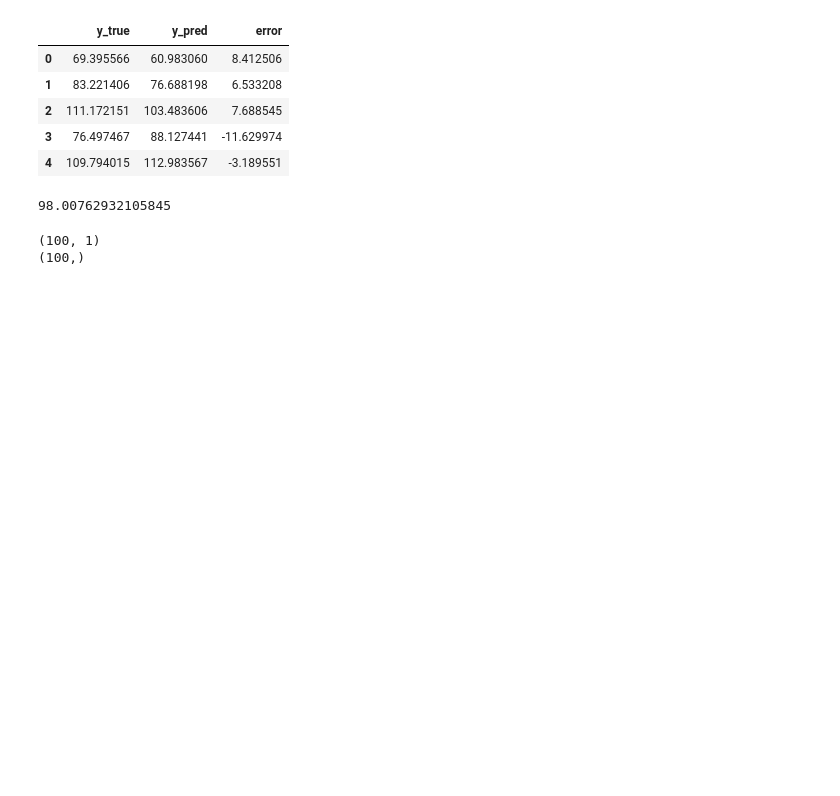
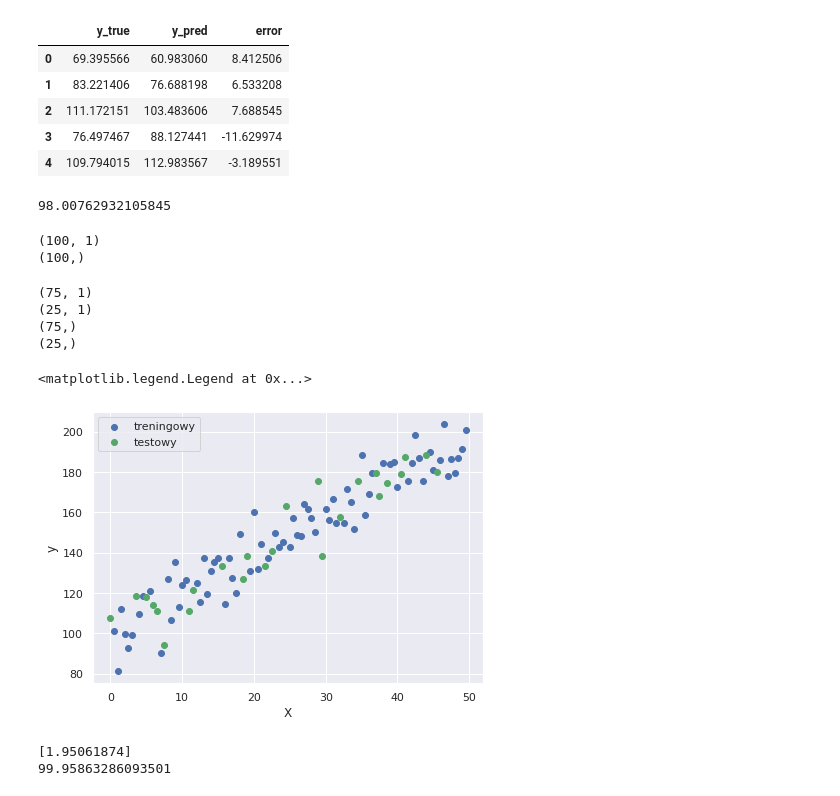
Before and after one commit to MikeRodziewicz/Udemy_ML_Bootcamp, a Jupyter notebook: scikit.ipynb, the cells around one changed output. Saved outputs shown, nothing was run; the diff lists cells and outputs as text; code cells hidden in the pictures; blank space fills up the shorter version.

```diff
--- a/scikit.ipynb
+++ b/scikit.ipynb
@@ -258,3 +258,42 @@ print(y.shape)
 # %% [output]
 (100, 1)
 (100,)
+# %%
+from sklearn.model_selection import train_test_split
+
+X_train, X_test, y_train, y_test = train_test_split(X, y, test_size=0.25)
+
+print(X_train.shape)
+print(X_test.shape)
+print(y_train.shape)
+print(y_test.shape)
+# %% [output]
+(75, 1)
+(25, 1)
+(75,)
+(25,)
+# %%
+import matplotlib.pyplot as plt
+import seaborn as sns
+sns.set()
+
+plt.figure(figsize=(7,5))
+plt.scatter(X_train,y_train, c='b', label='treningowy')
+plt.scatter(X_test,y_test, c='g', label='testowy')
+plt.xlabel('X')
+plt.ylabel('y')
+plt.legend()
+# %% [output]
+<matplotlib.legend.Legend at 0x...>
+[figure, added]
+# %%
+from sklearn.linear_model import LinearRegression
+
+lin_reg = LinearRegression()
+lin_reg.fit(X_train, y_train)
+
+print(lin_reg.coef_)
+print(lin_reg.intercept_)
+# %% [output]
+[1.95061874]
+99.95863286093501
```
Also changed, not shown: parts of 14 cells of this notebook.
